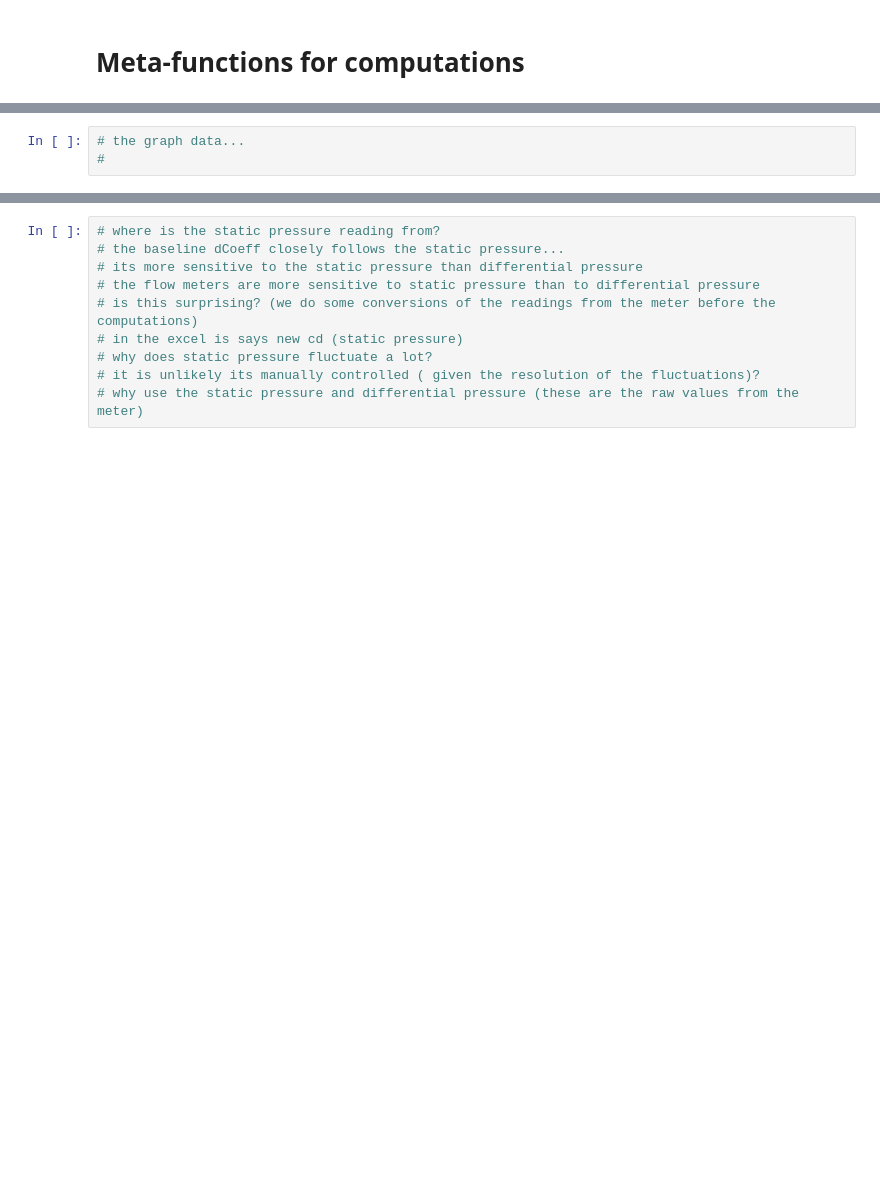
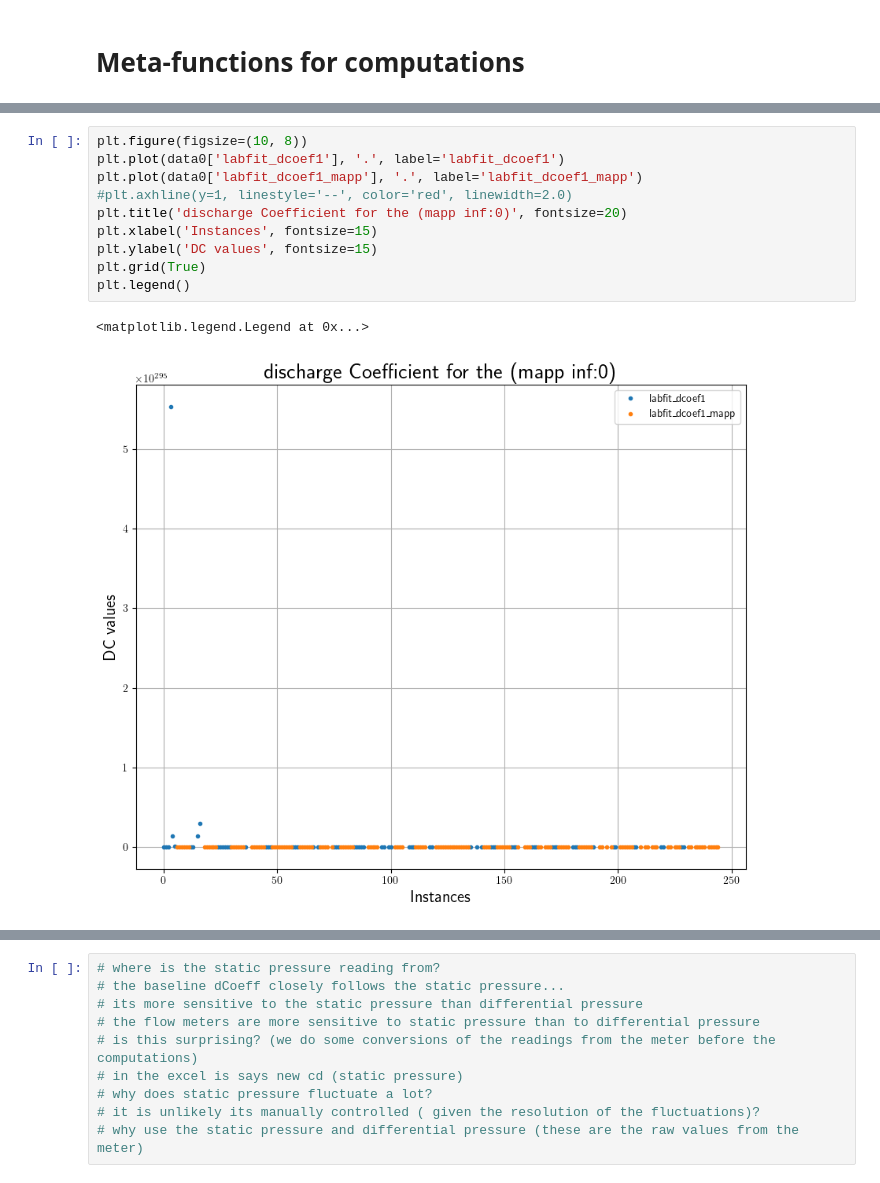
Before and after one commit to duutabib/faceofLastmileICT, a Jupyter notebook: labFit/labfitChecks.ipynb, the cells around one changed output, grey strips where cells are left out. Saved outputs shown, nothing was run; the diff lists cells and outputs as text; blank space fills up the shorter version.

```diff
--- a/labFit/labfitChecks.ipynb
+++ b/labFit/labfitChecks.ipynb
@@ -106,3 +219,13 @@ plt.legend()
-# %%
-# the graph data...
-#
+# %%
+plt.figure(figsize=(10, 8))
+plt.plot(data0['labfit_dcoef1'], '.', label='labfit_dcoef1')
+plt.plot(data0['labfit_dcoef1_mapp'], '.', label='labfit_dcoef1_mapp')
+#plt.axhline(y=1, linestyle='--', color='red', linewidth=2.0)
+plt.title('discharge Coefficient for the (mapp inf:0)', fontsize=20)
+plt.xlabel('Instances', fontsize=15)
+plt.ylabel('DC values', fontsize=15)
+plt.grid(True)
+plt.legend()
+# %% [output]
+<matplotlib.legend.Legend at 0x...>
+[figure, added]
```
Also changed, not shown: parts of 119 cells of this notebook.
